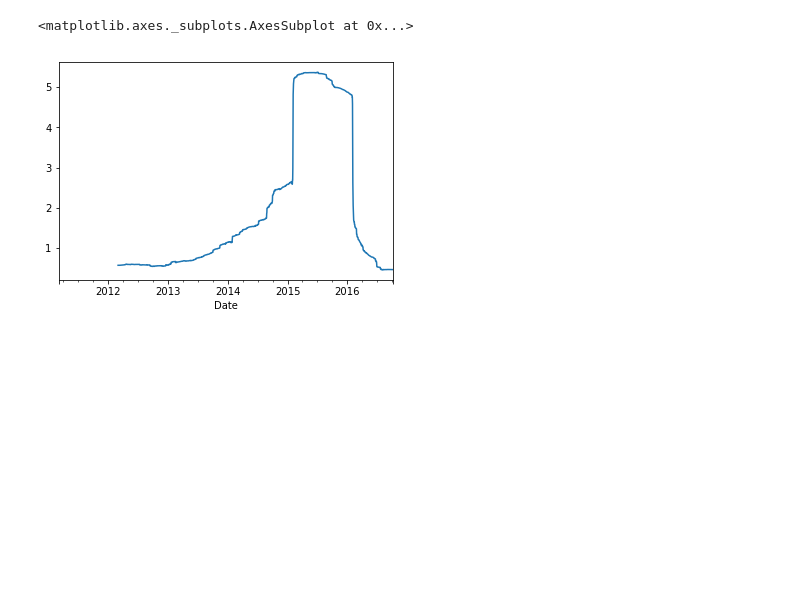
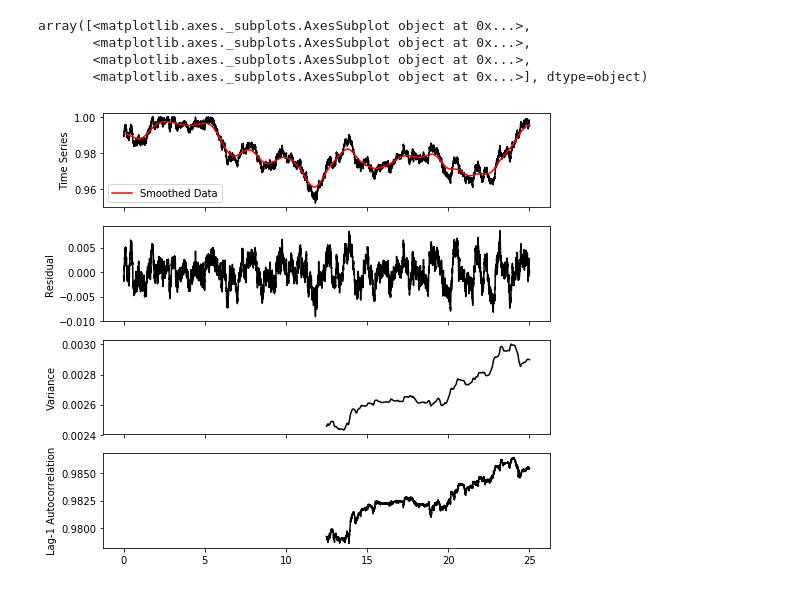
Before and after one commit to yangxhcaf/catastropy, a Jupyter notebook: EarlyWarnings/EarlyWarning Tools.ipynb, the cells around one changed output. Drawn from its saved outputs; the diff is of its cells as text; code cells hidden in the pictures; blank space fills up the shorter version.

Commit message:
Matlab file

```diff
--- a/EarlyWarnings/EarlyWarning Tools.ipynb
+++ b/EarlyWarnings/EarlyWarning Tools.ipynb
@@ -92,19 +92,19 @@ class ews(object):
 
 
         ax[0].plot(t,self.y, color = 'k')
-        ax[0].plot(t,self.smoothed, color='r', linewidth = 2, label = 'Smoothed Data')
+        ax[0].plot(t,self.smoothed, color='r', label = 'Smoothed Data')
         ax[0].set_ylabel('Time Series')
         ax[0].legend()
 
         ax[1].plot(t,self.residual, color = 'k')
         ax[1].set_ylabel('Residual', color = 'k')
 
-        std = self.detect(stat_func=np.std, window_length = window_length)
+        std = self.detect_ews(stat_func=np.std, window_length = window_length)
         ax[2].plot(t,std, color = 'k')
         ax[2].set_ylabel('Variance')
 
 
-        ac = self.detect(stat_func=lambda x: acf(x)[1], window_length = window_length)
+        ac = self.detect_ews(stat_func=lambda x: acf(x)[1], window_length = window_length)
         ax[3].plot(t,ac, color = 'k')
         ax[3].set_ylabel('Lag-1 Autocorrelation')
 
@@ -169,5 +161,12 @@ df['SD']= data.detect_ews(stat_func = np.std, window_length= 365)
-# %%
-df.SD.plot()
-# %% [output]
-<matplotlib.axes._subplots.AxesSubplot at 0x...>
-[figure, removed]
+# %%
+df = pd.read_csv('/Users/demetri/Documents/MATLAB/data.csv',names = ['t','x'])
+# %%
+x = df.x.values
+t = df.t.values
+ews(x).quick_detect_ews(t)
+# %% [output]
+array([<matplotlib.axes._subplots.AxesSubplot object at 0x...>,
+       <matplotlib.axes._subplots.AxesSubplot object at 0x...>,
+       <matplotlib.axes._subplots.AxesSubplot object at 0x...>,
+       <matplotlib.axes._subplots.AxesSubplot object at 0x...>], dtype=object)
+[figure, added]
```
Also changed, not shown: parts of 5 cells of this notebook, 3 other files.
